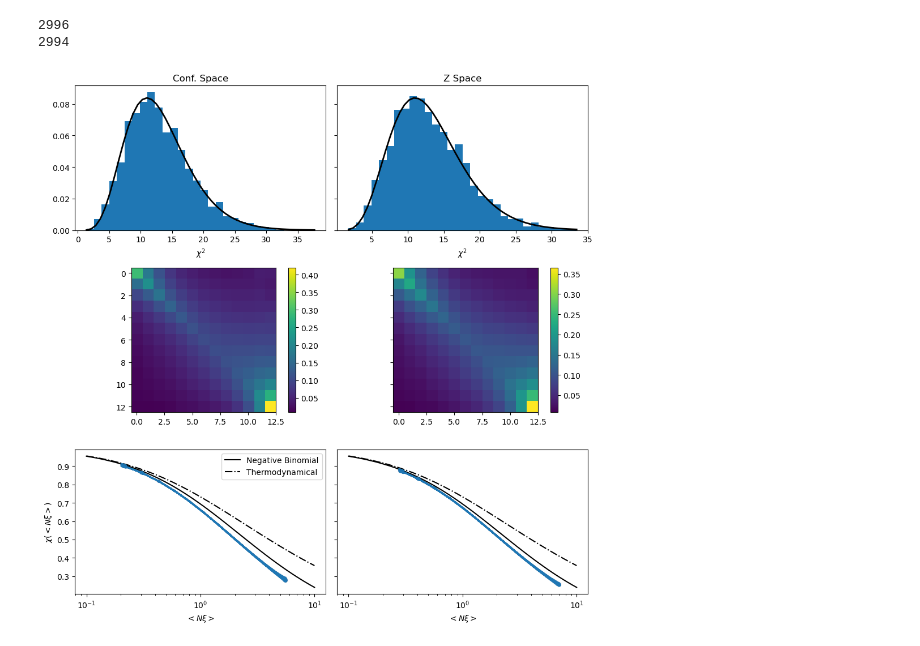
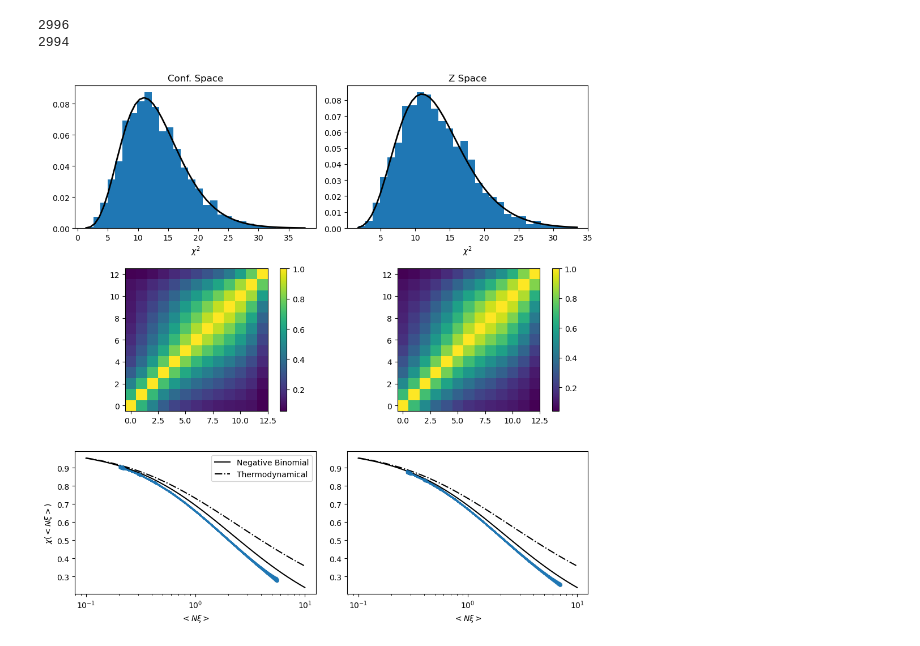
Before and after one commit to FedeDavilaKurban/VPF_Quijote, a Jupyter notebook: AssessGaussianityofLikelihood_AllPlots.ipynb, the cells around one changed output. Drawn from its saved outputs; the diff is of its cells as text; code cells hidden in the pictures.

```diff
--- a/AssessGaussianityofLikelihood_AllPlots.ipynb
+++ b/AssessGaussianityofLikelihood_AllPlots.ipynb
@@ -16,7 +16,8 @@ def compute_mean_cov(summaries):
     inverse_covariance = np.linalg.solve(
         covariance, np.eye(len(covariance), len(covariance))
     )
-    return mean, covariance, inverse_covariance
+    corrm = np.corrcoef(summaries.T)
+    return mean, covariance, inverse_covariance, corrm
 
 def compute_chisq(vector, mean, inverse_covariance):
     return (vector - mean) @ inverse_covariance @ (vector - mean).T
@@ -26,10 +27,11 @@ def plot_chisq(ax,chisq,bins,color,dof):
     x = np.linspace(np.min(chisq), np.max(chisq))
     ax.plot(x, stats.chi2.pdf(x, dof), label=r"$\chi^2$", color="k", linewidth=2)
 
-def plot_cov(ax,cov):
-    row_sums = cov.sum(axis=1)
-    new_matrix = cov / row_sums[:, np.newaxis]
-    im = ax.imshow(new_matrix)
+def plot_cov(ax,corrm):
+    #row_sums = cov.sum(axis=1)
+    #new_matrix = cov / row_sums[:, np.newaxis]
+    im = ax.imshow(corrm)
+    ax.invert_yaxis()
     plt.colorbar(im,ax=ax)
 
 def plot_rvps(ax,nxis,chis,chi_stds):
@@ -44,7 +46,7 @@ def get_filename(rmin,rmax,rbin,njk,ns,cosm,space):
     filename = f'vpfdata_{rmin}-{rmax}-{rbin}-{njk}-{ns}-{cosm}-{space}-*.dat'
     return filename
 
-fig, axs = plt.subplots(3, 2, figsize=(10, 10),sharey='row')
+fig, axs = plt.subplots(3, 2, figsize=(10, 10))
 
 # Parameters
 cosm = 'fiducial'
@@ -53,7 +55,8 @@ rbin = int(13)
 rmin, rmax = 3., int(25)
 njk = int(10)
 space = 'zspace'
-filedir = '/home/federico/mnts/clemente/Proyectos/VPF_Quijote/data/output/'
+#filedir = '/home/federico/mnts/clemente/Proyectos/VPF_Quijote/data/output/'
+filedir = '../data/output/'
 
 for space in ['rspace','zspace']:
     filename = get_filename(rmin,rmax,rbin,njk,ns,cosm,space)
@@ -75,36 +78,36 @@ for space in ['rspace','zspace']:
         chi_stds.append( data['chi_std'] )
 
 
-    mean, covariance, inverse_covariance = compute_mean_cov(np.array(chis))
-    chisq = [compute_chisq(fid, mean, inverse_covariance) for fid in np.array(chis)]
+    mean, covariance, inverse_covariance, corrm = compute_mean_cov(np.array(chis))
+    chisq = [compute_chisq(chi, mean, inverse_covariance) for chi in np.array(chis)]
 
     if space=='zspace':
         col=1
     else:
         col=0
     plot_chisq(axs[0,col],chisq,30,'C00',rbin)
-    plot_cov(axs[1,col],covariance)
+    plot_cov(axs[1,col],corrm)
     plot_rvps(axs[2,col],nxis,chis,chi_stds)
 
     axs[2,col].set_xscale('log')
 
 axs[0,0].set_title('Conf. Space')
 axs[0,1].set_title('Z Space')
 #axs[0,1].sharey(axs[0,0])
 #axs[0,1].set_yticklabels([])
 axs[0,0].set_xlabel(r'$\chi^2$')
 axs[0,1].set_xlabel(r'$\chi^2$')
 axs[2,0].set_ylabel(r'$\chi (<N\xi>) $')
 axs[2,0].set_xlabel(r'$<N\xi>$')
 axs[2,1].set_xlabel(r'$<N\xi>$')
 #axs[2,1].sharey(axs[2,0])
 #axs[2,1].set_yticklabels([])
 axs[2,0].legend()
 
 plt.tight_layout()
-plt.savefig('../plots/likelihood.png')
+#plt.savefig('../plots/likelihood.png')
 plt.show()
 # %% [output]
 2996
 2994
-[figure, old version]
+[figure, new version]
```
Also changed, not shown: 2 other files.
